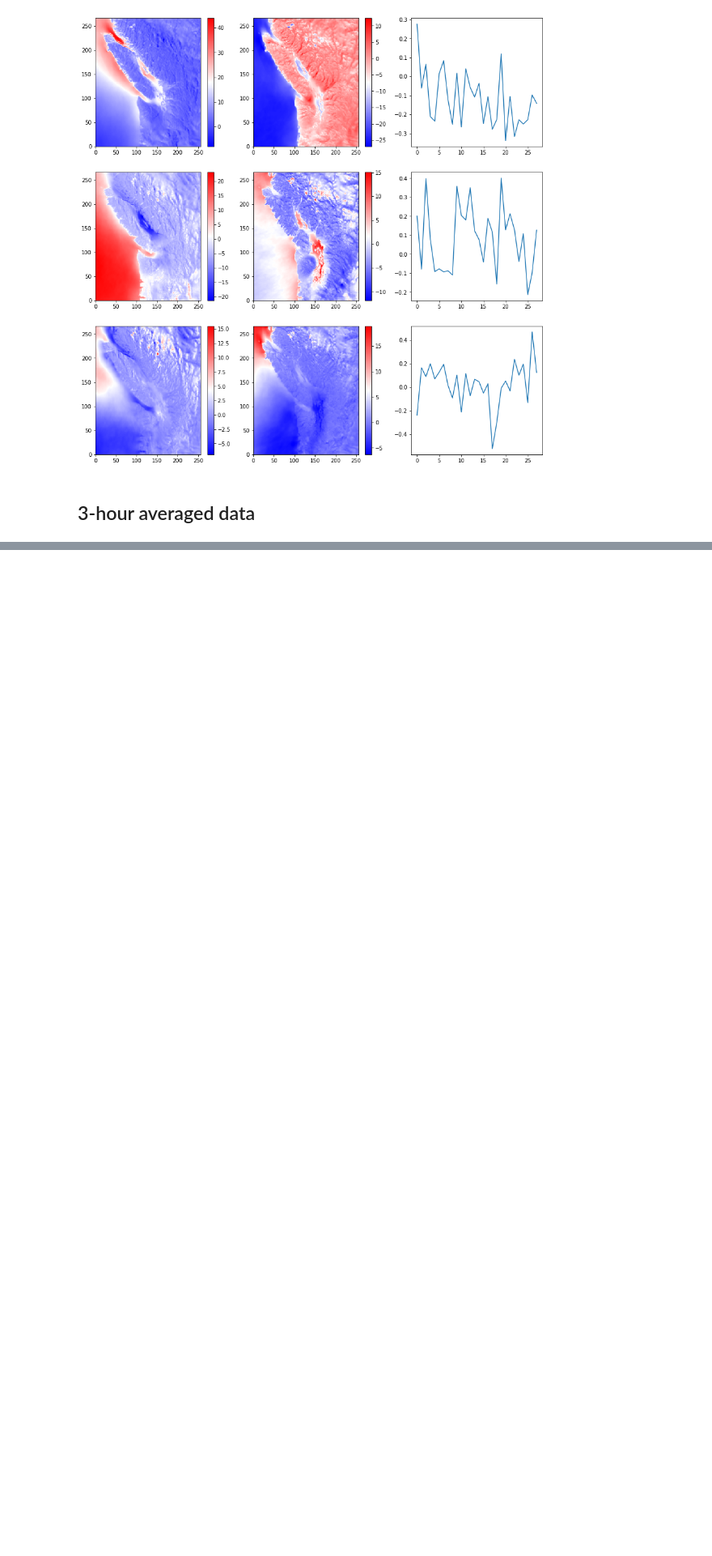
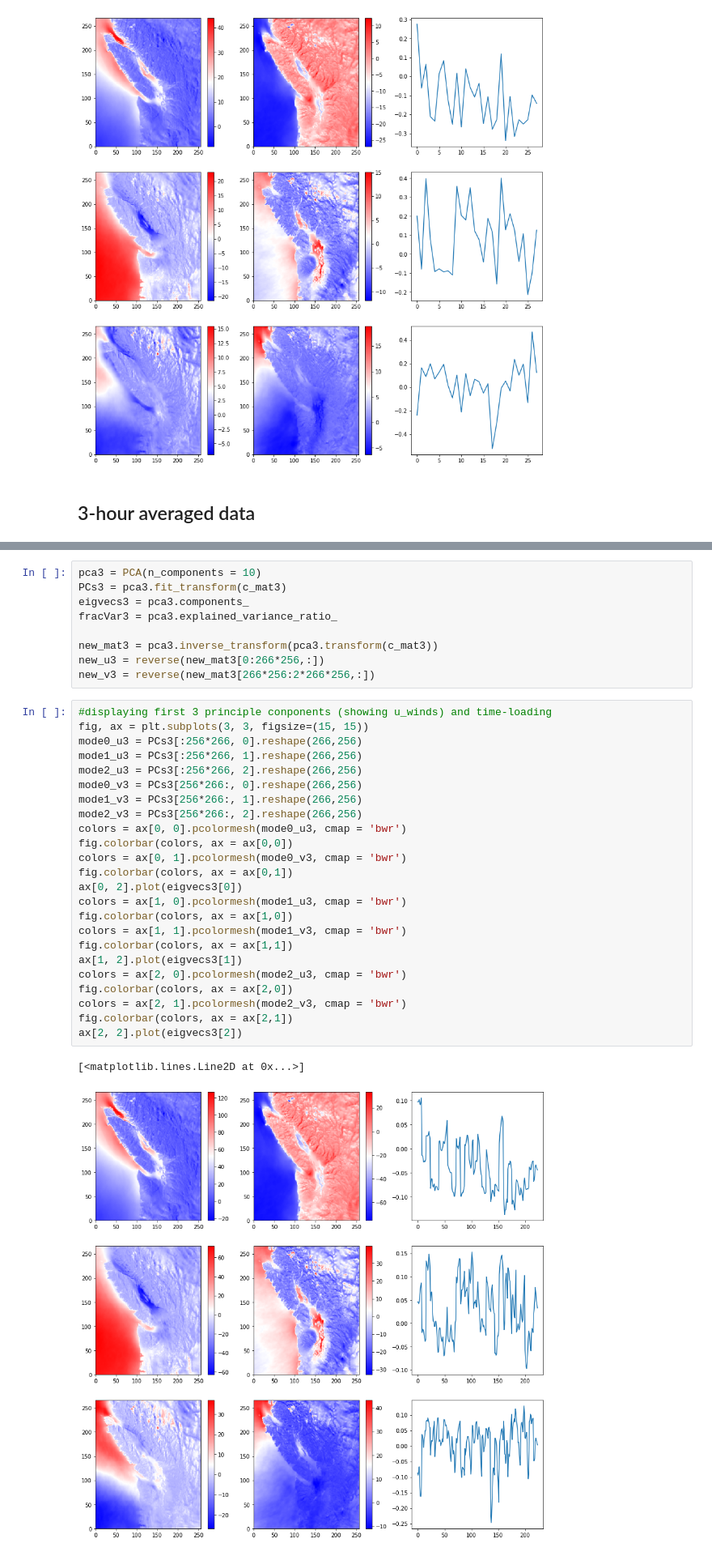
Before and after one commit to UBC-MOAD/analysis-armaan, a Jupyter notebook: notebooks/introWindPCA.ipynb, the cells around one changed output, grey strips where cells are left out. Shown at 81% size. Drawn from its saved outputs; the diff is of its cells as text; blank space fills up the shorter version.

```diff
--- a/notebooks/introWindPCA.ipynb
+++ b/notebooks/introWindPCA.ipynb
@@ -197,0 +207,36 @@ c_mat2 = np.concatenate((u_mat2,v_mat2), axis=0)
+# %%
+pca3 = PCA(n_components = 10)
+PCs3 = pca3.fit_transform(c_mat3)
+eigvecs3 = pca3.components_
+fracVar3 = pca3.explained_variance_ratio_
+
+new_mat3 = pca3.inverse_transform(pca3.transform(c_mat3))
+new_u3 = reverse(new_mat3[0:266*256,:])
+new_v3 = reverse(new_mat3[266*256:2*266*256,:])
+# %%
+#displaying first 3 principle conponents (showing u_winds) and time-loading
+fig, ax = plt.subplots(3, 3, figsize=(15, 15))
+mode0_u3 = PCs3[:256*266, 0].reshape(266,256)
+mode1_u3 = PCs3[:256*266, 1].reshape(266,256)
+mode2_u3 = PCs3[:256*266, 2].reshape(266,256)
+mode0_v3 = PCs3[256*266:, 0].reshape(266,256)
+mode1_v3 = PCs3[256*266:, 1].reshape(266,256)
+mode2_v3 = PCs3[256*266:, 2].reshape(266,256)
+colors = ax[0, 0].pcolormesh(mode0_u3, cmap = 'bwr')
+fig.colorbar(colors, ax = ax[0,0])
+colors = ax[0, 1].pcolormesh(mode0_v3, cmap = 'bwr')
+fig.colorbar(colors, ax = ax[0,1])
+ax[0, 2].plot(eigvecs3[0])
+colors = ax[1, 0].pcolormesh(mode1_u3, cmap = 'bwr')
+fig.colorbar(colors, ax = ax[1,0])
+colors = ax[1, 1].pcolormesh(mode1_v3, cmap = 'bwr')
+fig.colorbar(colors, ax = ax[1,1])
+ax[1, 2].plot(eigvecs3[1])
+colors = ax[2, 0].pcolormesh(mode2_u3, cmap = 'bwr')
+fig.colorbar(colors, ax = ax[2,0])
+colors = ax[2, 1].pcolormesh(mode2_v3, cmap = 'bwr')
+fig.colorbar(colors, ax = ax[2,1])
+ax[2, 2].plot(eigvecs3[2])
+# %% [output]
+[<matplotlib.lines.Line2D at 0x...>]
+[figure, added]
```
Also changed, not shown: parts of 12 cells of this notebook.
